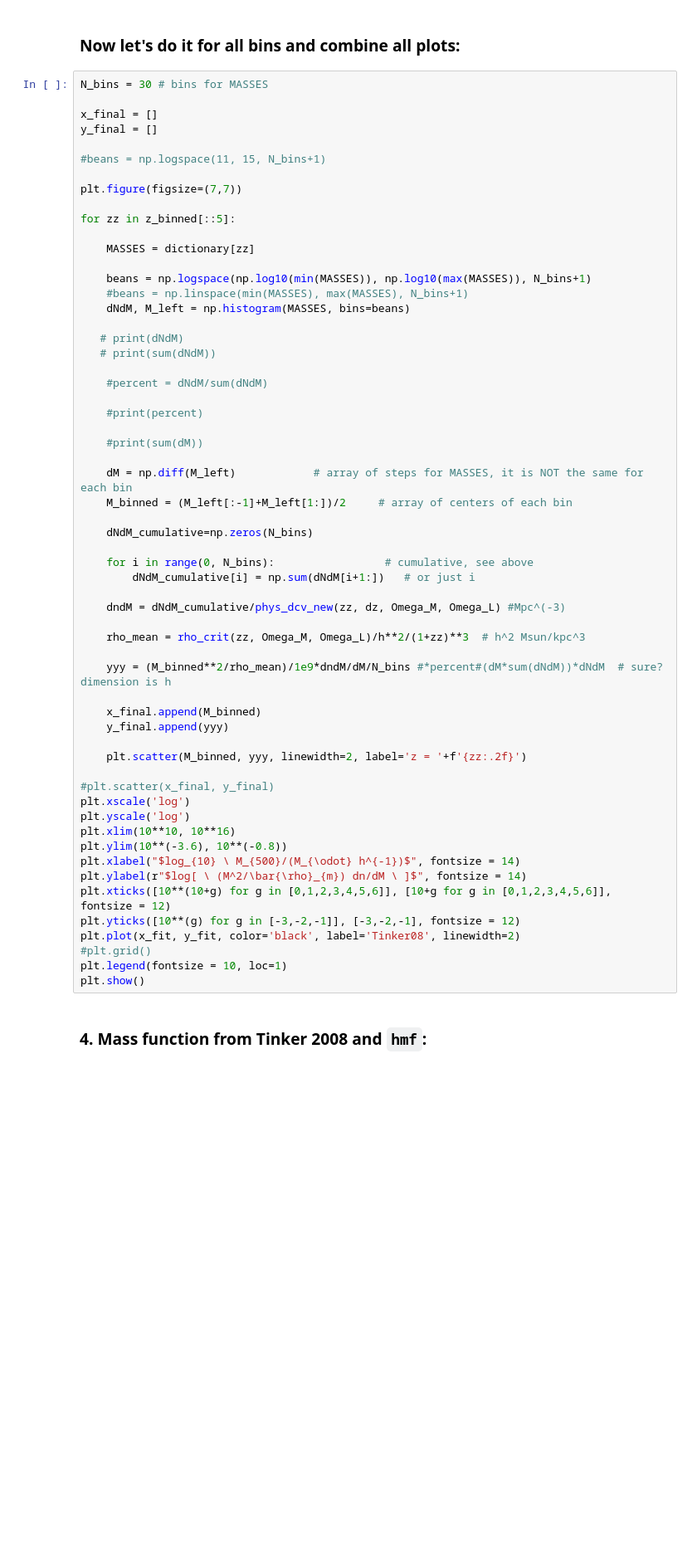
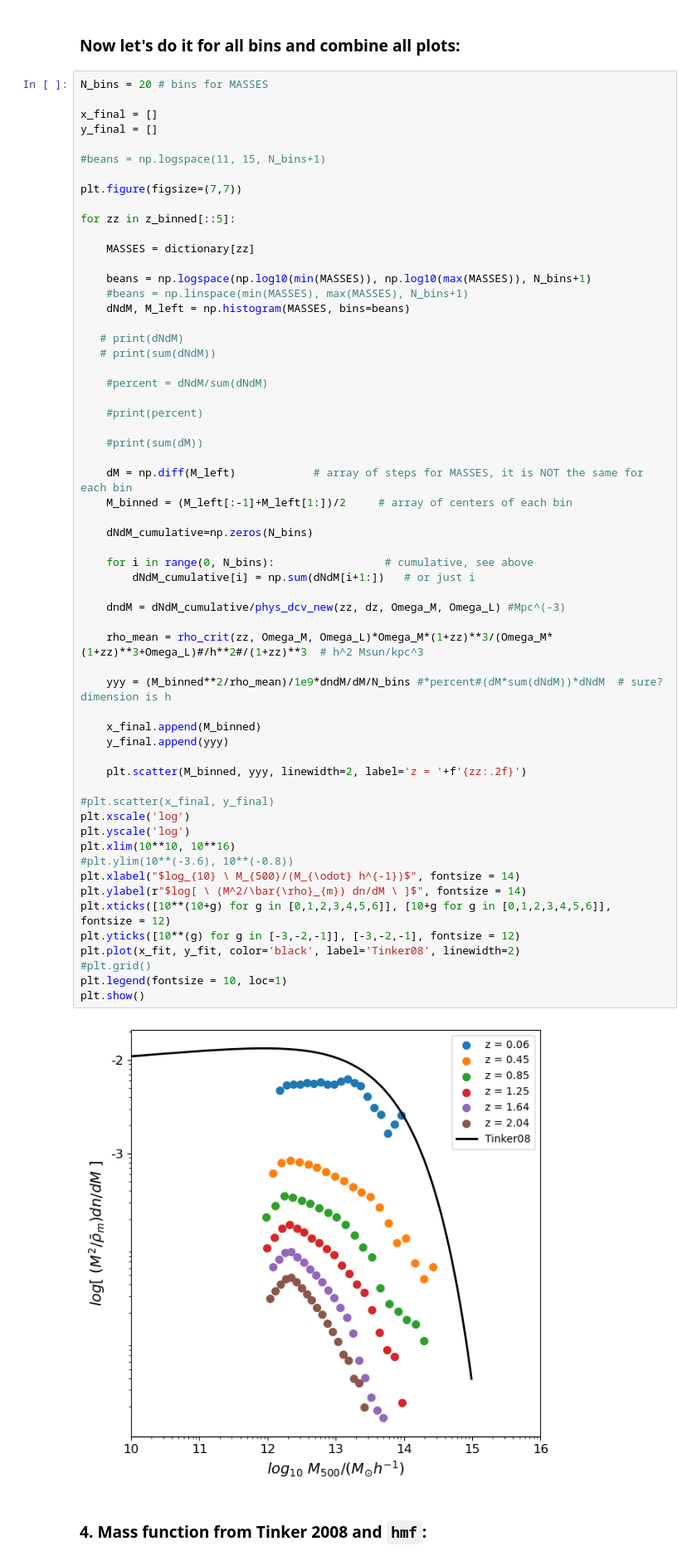
Before and after one commit to pi4imu/magneticum, a Jupyter notebook: hmf_clusters.ipynb, the cells around one changed output. Shown at 83% size. Cells and saved outputs as stored; diff of their text form; blank space fills up the shorter version.

Commit message:
Figures revised

```diff
--- a/hmf_clusters.ipynb
+++ b/hmf_clusters.ipynb
@@ -515,7 +505,7 @@ plt.grid()
 # %% [markdown]
 ### Now let's do it for all bins and combine all plots:
 # %%
-N_bins = 30 # bins for MASSES
+N_bins = 20 # bins for MASSES
 
 x_final = []
 y_final = []
@@ -544,35 +534,37 @@ for zz in z_binned[::5]:
     dM = np.diff(M_left)            # array of steps for MASSES, it is NOT the same for each bin
     M_binned = (M_left[:-1]+M_left[1:])/2     # array of centers of each bin
 
     dNdM_cumulative=np.zeros(N_bins)
 
     for i in range(0, N_bins):                 # cumulative, see above
         dNdM_cumulative[i] = np.sum(dNdM[i+1:])   # or just i
 
     dndM = dNdM_cumulative/phys_dcv_new(zz, dz, Omega_M, Omega_L) #Mpc^(-3)
 
-    rho_mean = rho_crit(zz, Omega_M, Omega_L)/h**2/(1+zz)**3  # h^2 Msun/kpc^3
+    rho_mean = rho_crit(zz, Omega_M, Omega_L)*Omega_M*(1+zz)**3/(Omega_M*(1+zz)**3+Omega_L)#/h**2#/(1+zz)**3  # h^2 Msun/kpc^3
 
     yyy = (M_binned**2/rho_mean)/1e9*dndM/dM/N_bins #*percent#(dM*sum(dNdM))*dNdM  # sure? dimension is h
 
     x_final.append(M_binned)
     y_final.append(yyy)
 
     plt.scatter(M_binned, yyy, linewidth=2, label='z = '+f'{zz:.2f}')
 
 #plt.scatter(x_final, y_final)
 plt.xscale('log')
 plt.yscale('log')
 plt.xlim(10**10, 10**16)
-plt.ylim(10**(-3.6), 10**(-0.8))
+#plt.ylim(10**(-3.6), 10**(-0.8))
 plt.xlabel("$log_{10} \ M_{500}/(M_{\odot} h^{-1})$", fontsize = 14)
 plt.ylabel(r"$log[ \ (M^2/\bar{\rho}_{m}) dn/dM \ ]$", fontsize = 14)
 plt.xticks([10**(10+g) for g in [0,1,2,3,4,5,6]], [10+g for g in [0,1,2,3,4,5,6]], fontsize = 12)
 plt.yticks([10**(g) for g in [-3,-2,-1]], [-3,-2,-1], fontsize = 12)
 plt.plot(x_fit, y_fit, color='black', label='Tinker08', linewidth=2)
 #plt.grid()
 plt.legend(fontsize = 10, loc=1)
 plt.show()
+# %% [output]
+[figure, added]
 # %% [markdown]
 ### 4. Mass function from Tinker 2008 and `hmf`:
 # %% [markdown]
```
Also changed, not shown: parts of 20 cells of this notebook, 20 other files.
